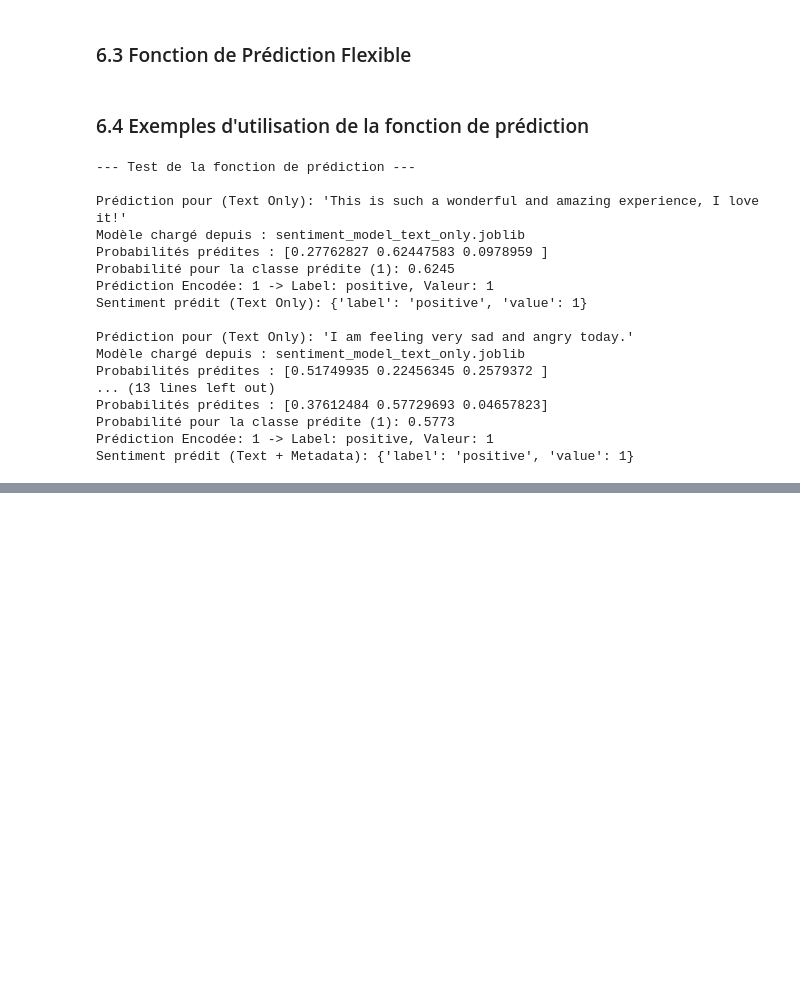
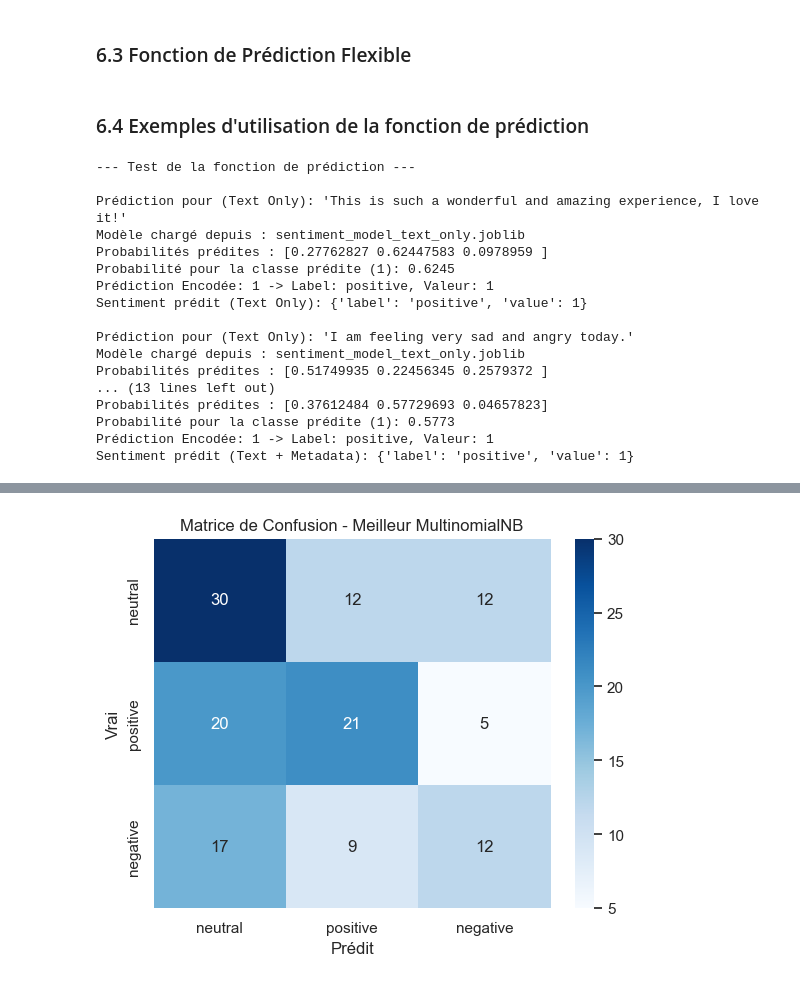
Before and after one commit to INFO-DECISIO/Projet-Info-Descisionelle, a Jupyter notebook: Training/Training.ipynb, the cells around one changed output, grey strips where cells are left out. Saved outputs shown, nothing was run; the diff lists cells and outputs as text; code cells hidden in the pictures; blank space fills up the shorter version.

Commit message:
amelioration des resultats

```diff
--- a/Training/Training.ipynb
+++ b/Training/Training.ipynb
@@ -189,7 +187,10 @@ print(df['sentiment_encoded'].value_counts())
 print(f"Valeurs manquantes dans sentiment_encoded : {df['sentiment_encoded'].isnull().sum()}")
 
 # Définition des Features (X) et de la Cible (y)
-X = df.drop(['sentiment', 'sentiment_encoded'], axis=1) # Features potentielles
+df_features = df.copy() # Garder une copie de df avec 'text' original
+# 'cleaned_text' et 'sentiment_encoded' sont déjà dans df_features grâce aux étapes précédentes
+y = df_features['sentiment_encoded']
+X = df_features.drop(['sentiment', 'sentiment_encoded'], axis=1) # X contient maintenant 'text', 'cleaned_text', etc.
 y = df['sentiment_encoded'] # Cible encodée
 # %% [output]
 Distribution des sentiments encodés :
@@ -1223,0 +1340,74 @@ Sentiment prédit (Text + Metadata): {'label': 'positive', 'value': 1}
+# %%
+# X.1.2. Optimisation avec GridSearchCV (sur texte lemmatisé si meilleur, sinon stemmatisé)
+
+# Choisir sur quel texte travailler (stemmatisé ou lemmatisé)
+# Disons que lemmatisé a donné de meilleurs résultats (à vérifier avec le code X.1.1)
+# Si stemming est meilleur, utiliser X_train[text_feature] et X_test[text_feature]
+current_best_text_train = X_train_lem['lemmatized_text']
+current_best_text_test = X_test_lem['lemmatized_text']
+# ou
+# current_best_text_train = X_train[text_feature] # si stemming est mieux
+# current_best_text_test = X_test[text_feature]
+
+# Définir le pipeline pour GridSearchCV
+pipeline_mnb_gs = Pipeline([
+    ('tfidf', TfidfVectorizer()),
+    ('classifier', MultinomialNB())
+])
+
+# Définir la grille de paramètres à tester
+# Attention: une grille trop large peut être très longue à calculer sur un petit dataset
+# avec peu de folds de CV.
+parameters_mnb = {
+    'tfidf__ngram_range': [(1, 1), (1, 2)], # Unigrammes seuls ou unigrammes+bigrammes
+    'tfidf__min_df': [1, 2, 3],          # Fréquence minimale de document
+    'tfidf__max_df': [0.9, 0.95, 1.0],     # Fréquence maximale de document (proportion)
+    'tfidf__use_idf': (True, False),
+    'tfidf__smooth_idf': (True, False),
+    'tfidf__norm': ('l1', 'l2'),
+    'classifier__alpha': [0.01, 0.1, 0.5, 1.0, 1.5] # Paramètre de lissage pour MNB
+}
+
+# Configurer GridSearchCV
+# cv=3 ou 5. Avec 256 données d'entraînement, 5 folds = ~50 données par fold.
+# Un nombre plus petit de folds (ex: 3) est parfois plus stable sur petits datasets.
+# StratifiedKFold est utilisé par défaut pour les classifieurs.
+grid_search_mnb = GridSearchCV(pipeline_mnb_gs, parameters_mnb, cv=5, # ou cv=StratifiedKFold(n_splits=3, shuffle=True, random_state=SEED)
+                               scoring=make_scorer(f1_score, average='weighted'),
+                               n_jobs=-1, verbose=1) # n_jobs=-1 utilise tous les coeurs
+
+print(f"\n--- Lancement de GridSearchCV pour MultinomialNB ---")
+grid_search_mnb.fit(current_best_text_train, y_train)
+
+print("\nMeilleurs paramètres trouvés pour MultinomialNB :")
+print(grid_search_mnb.best_params_)
+print(f"Meilleur F1-score (pondéré) de validation croisée : {grid_search_mnb.best_score_:.4f}")
+
+# Évaluation du meilleur modèle MNB sur le jeu de test
+best_mnb_pipeline = grid_search_mnb.best_estimator_
+y_pred_best_mnb = best_mnb_pipeline.predict(current_best_text_test)
+
+accuracy_best_mnb = accuracy_score(y_test, y_pred_best_mnb)
+f1_best_mnb = f1_score(y_test, y_pred_best_mnb, average='weighted')
+report_best_mnb = classification_report(y_test, y_pred_best_mnb, target_names=['neutral (0)', 'positive (1)', 'negative (2)'])
+cm_best_mnb = confusion_matrix(y_test, y_pred_best_mnb)
+
+print(f"\nMeilleur MultinomialNB (après GridSearchCV) - Accuracy: {accuracy_best_mnb:.4f}")
+print(f"Meilleur MultinomialNB (après GridSearchCV) - F1-Score (Weighted): {f1_best_mnb:.4f}")
+print("Classification Report:\n", report_best_mnb)
+print("Confusion Matrix:\n", cm_best_mnb)
+sns.heatmap(cm_best_mnb, annot=True, fmt='d', cmap='Blues', xticklabels=['neutral', 'positive', 'negative'], yticklabels=['neutral', 'positive', 'negative'])
+plt.title('Matrice de Confusion - Meilleur MultinomialNB')
+plt.xlabel('Prédit')
+plt.ylabel('Vrai')
+plt.show()
+
+# Mettre à jour les résultats pour comparaison future
+results_text_only['Multinomial NB Optimized'] = {
+    'model': best_mnb_pipeline,
+    'accuracy': accuracy_best_mnb,
+    'f1_weighted': f1_best_mnb,
+    'report': report_best_mnb,
+    'confusion_matrix': cm_best_mnb
+}
+# %% [output]
@@ -1223,0 +1431 @@ Sentiment prédit (Text + Metadata): {'label': 'positive', 'value': 1}
+[figure, added]
```
Also changed, not shown: parts of 16 cells of this notebook.
